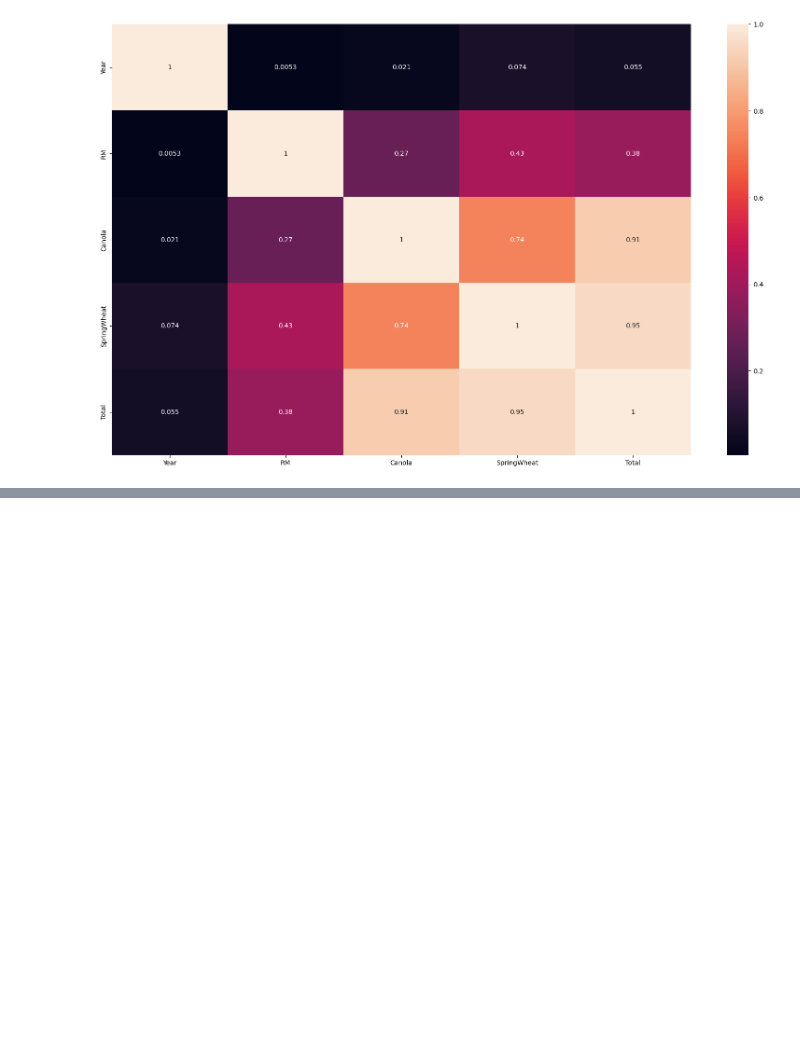
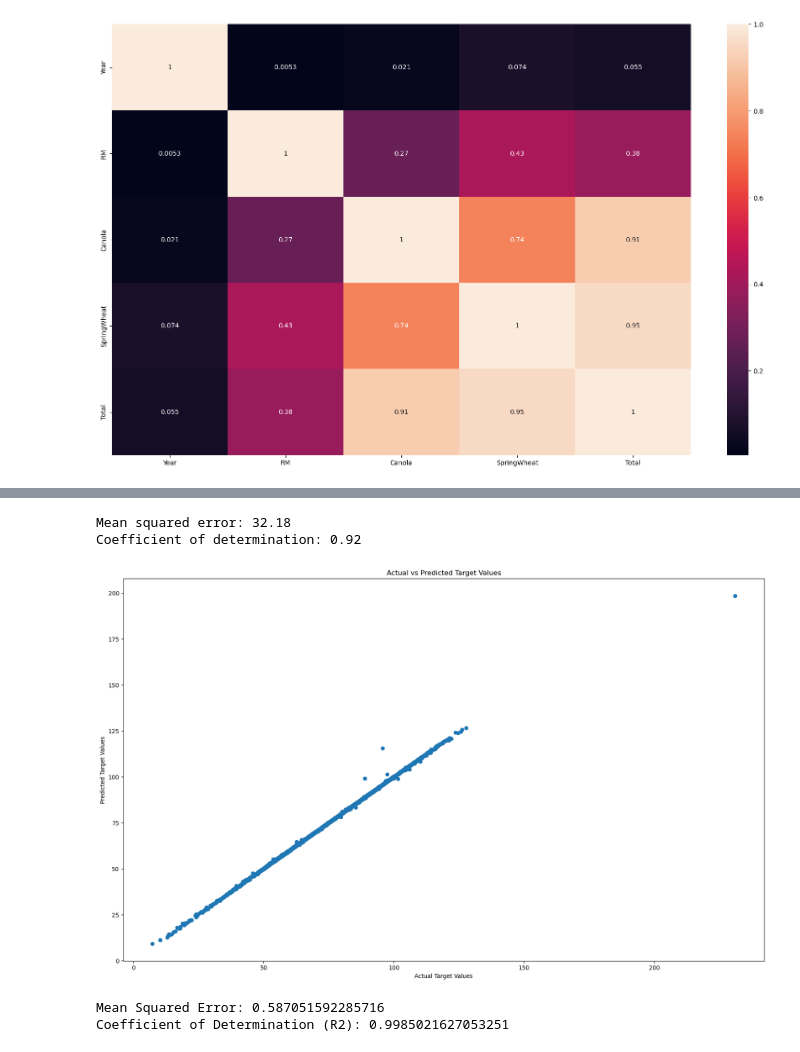
Before and after one commit to Metaluv/Palette_Training, a Jupyter notebook: Palette_training_4-main/Assignment_4.ipynb, the cells around one changed output, grey strips where cells are left out. Drawn from its saved outputs; the diff is of its cells as text; code cells hidden in the pictures; blank space fills up the shorter version.

```diff
--- a/Palette_training_4-main/Assignment_4.ipynb
+++ b/Palette_training_4-main/Assignment_4.ipynb
@@ -345,0 +371,73 @@ Number of duplicates: 0
+# %%
+from sklearn.tree import DecisionTreeRegressor
+from sklearn.model_selection import train_test_split
+from sklearn.metrics import mean_squared_error, r2_score
+
+X = df[['Canola', 'SpringWheat']]
+y = df['Total']
+
+X_train, X_test, y_train, y_test = train_test_split(X, y, test_size=0.2, random_state=42)
+
+reg = DecisionTreeRegressor()
+reg.fit(X_train, y_train)
+
+y_pred = reg.predict(X_test)
+
+print('Mean squared error: %.2f' % mean_squared_error(y_test, y_pred))
+print('Coefficient of determination: %.2f' % r2_score(y_test, y_pred))
+# %% [output]
+Mean squared error: 32.18
+Coefficient of determination: 0.92
+# %%
+from sklearn.pipeline import Pipeline
+from sklearn.preprocessing import StandardScaler
+from sklearn.impute import SimpleImputer
+from sklearn.compose import ColumnTransformer
+from sklearn.ensemble import RandomForestRegressor
+
+
+# Divide the data into features and target
+X = df.drop("Total", axis=1)
+y = df["Total"]
+
+# Define the column transformer
+preprocessor = ColumnTransformer(
+    transformers=[
+        ("num", SimpleImputer(), ["Canola", "SpringWheat"]),
+    ],
+    remainder="passthrough"
+)
+
+# Create the pipeline
+pipeline = Pipeline([
+    ("preprocessor", preprocessor),
+    ("scaler", StandardScaler()),
+    ("model", RandomForestRegressor())
+])
+
+# Fit the pipeline to the data
+pipeline.fit(X, y)
+
+# Predict the target values
+y_pred = pipeline.predict(X)
+# %%
+# Plot actual vs predicted target values
+plt.scatter(y, y_pred)
+plt.xlabel("Actual Target Values")
+plt.ylabel("Predicted Target Values")
+plt.title("Actual vs Predicted Target Values")
+plt.show()
+# %% [output]
+[figure, added]
+# %%
+from sklearn.metrics import mean_squared_error, r2_score
+
+# Evaluate the performance of the model
+mse = mean_squared_error(y, y_pred)
+r2 = r2_score(y, y_pred)
+
+print("Mean Squared Error:", mse)
+print("Coefficient of Determination (R2):", r2)
+# %% [output]
+Mean Squared Error: 0.587051592285716
+Coefficient of Determination (R2): 0.9985021627053251
```
Also changed, not shown: parts of 1 cell of this notebook.
